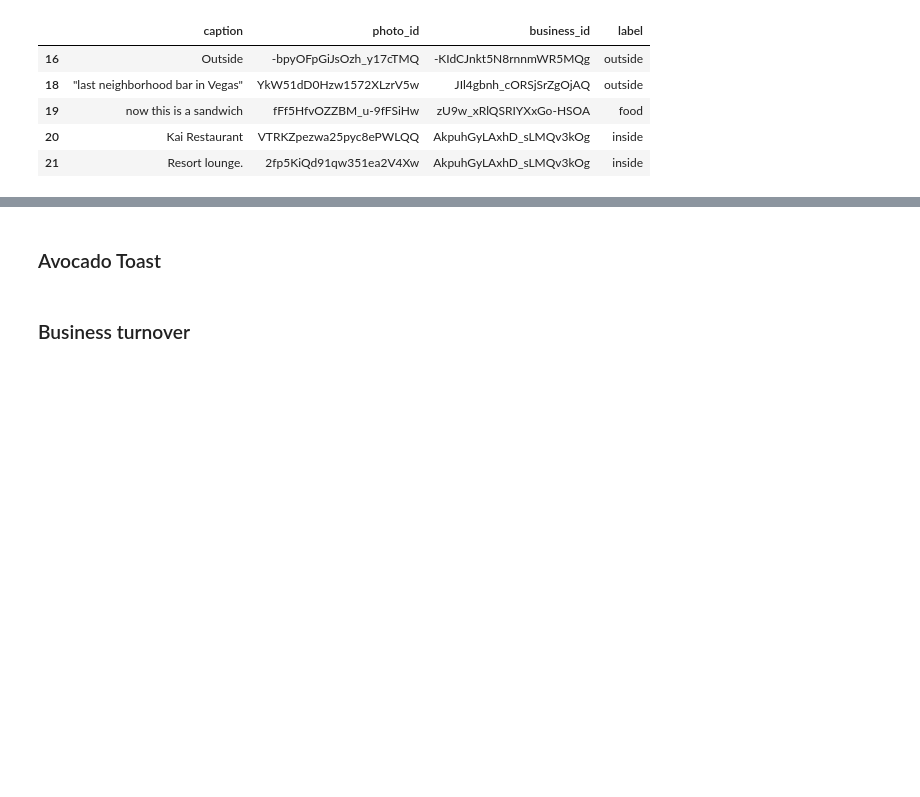
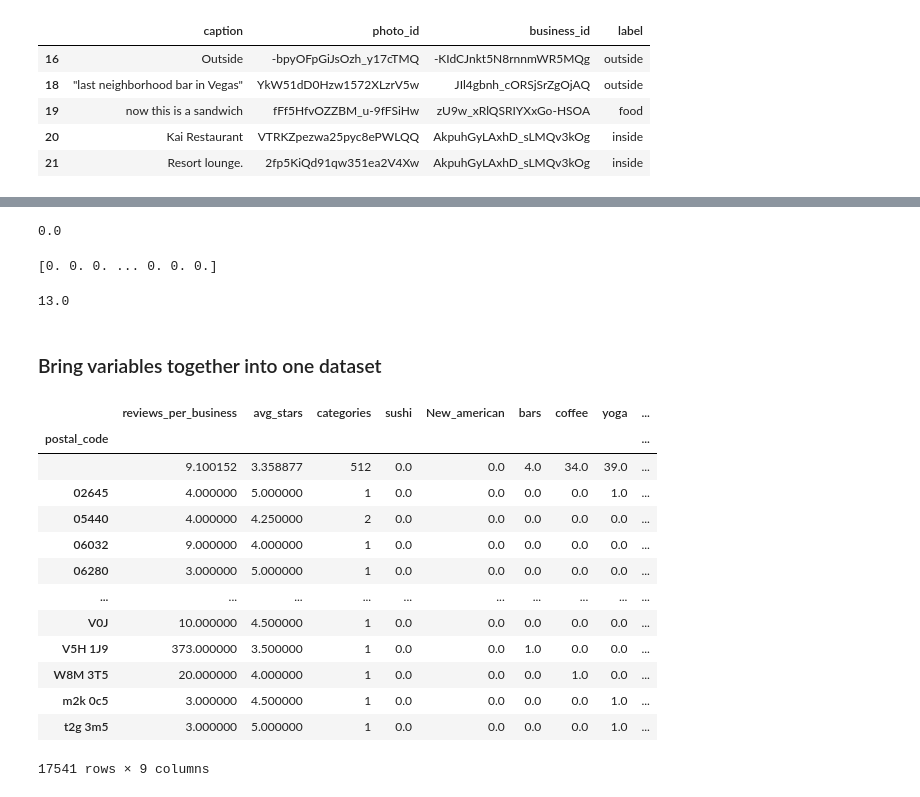
Before and after one commit to sauer3/predict_gentrification_with_yelp, a Jupyter notebook: yelp_data_cleaning.ipynb, the cells around one changed output, grey strips where cells are left out. Drawn from its saved outputs; the diff is of its cells as text; code cells hidden in the pictures; blank space fills up the shorter version.

Commit message:
yelp data cleaning

```diff
--- a/yelp_data_cleaning.ipynb
+++ b/yelp_data_cleaning.ipynb
@@ -42,0 +133,5 @@ len(business_df.city.unique())
+# %%
+business_df['coffee'] = business_df['categories'].str.contains('Coffee & Tea|Coffee Roasteries|Bakeries|Ice Cream', regex=True)
+business_df['coffee'] = business_df['coffee'].replace({False: 0, True: 1})
+coffee = business_df.groupby('postal_code').sum().coffee #.iloc[:,-1]
+coffee.loc['28210']
@@ -42,0 +142,5 @@ len(business_df.city.unique())
+# %%
+business_df['yoga'] = business_df['categories'].str.contains('Fitness & Instruction|Active Life|Yoga', regex=True)
+business_df['yoga'] = business_df['yoga'].replace({False: 0, True: 1})
+yoga = business_df.groupby('postal_code').sum().yoga #.iloc[:,-1]
+yoga.loc['28210']
@@ -90,3 +240,7 @@ photo_df.head()
 | 19 | now this is a sandwich | fFf5HfvOZZBM_u-9fFSiHw | zU9w_xRlQSRIYXxGo-HSOA | food |
 | 20 | Kai Restaurant | VTRKZpezwa25pyc8ePWLQQ | AkpuhGyLAxhD_sLMQv3kOg | inside |
 | 21 | Resort lounge. | 2fp5KiQd91qw351ea2V4Xw | AkpuhGyLAxhD_sLMQv3kOg | inside |
+# %%
+# join with bussiness df so you can group by zip code
+photo_df = photo_df.merge(business_df, how ='right', on = 'business_id')
+photo_df.head()
@@ -93,8 +255,40 @@ photo_df.head()
 # %%
 # Select records that have one of the key terms that indicate third wave
-third_wave_terms = ['latte art', 'single origin', 'house made',
-                    'chemex', 'Chemex', 'V60', 'AeroPress', 'vac pot syphon']
+photo_df['avocado'] = photo_df['caption'].str.contains(
+    'avocado toast|latte art|pour over|single origin|house made|chemex|V60|AeroPress|vac pot syphon', case=False, regex=True)
+photo_df['avocado'] = photo_df['avocado'].replace({False: 0, True: 1})
+avocado = photo_df.groupby('postal_code').sum().iloc[:, -1]
+avocado.loc['28210']
+# %% [output]
+0.0
-# %% [markdown]
-### Avocado Toast
-# %% [markdown]
-### Business turnover
+# %%
+print(avocado.values)
+# %% [output]
+[0. 0. 0. ... 0. 0. 0.]
+# %%
+avocado.max()
+# %% [output]
+13.0
+# %% [markdown]
+### Bring variables together into one dataset
+# %%
+frame = {'reviews_per_business': reviews_per_business, 'avg_stars': avg_stars, 'categories': categories, 'sushi': sushi,
+         'New_american': New_american, 'bars': bars, 'coffee': coffee, 'yoga': yoga, 'avocado': avocado}
+
+final_df = pd.DataFrame(frame)
+final_df
+# %% [output]
+|  | reviews_per_business | avg_stars | categories | sushi | New_american | bars | coffee | yoga | ... |
+| postal_code |  |  |  |  |  |  |  |  | ... |
+|  | 9.100152 | 3.358877 | 512 | 0.0 | 0.0 | 4.0 | 34.0 | 39.0 | ... |
+| 02645 | 4.000000 | 5.000000 | 1 | 0.0 | 0.0 | 0.0 | 0.0 | 1.0 | ... |
+| 05440 | 4.000000 | 4.250000 | 2 | 0.0 | 0.0 | 0.0 | 0.0 | 0.0 | ... |
+| 06032 | 9.000000 | 4.000000 | 1 | 0.0 | 0.0 | 0.0 | 0.0 | 0.0 | ... |
+| 06280 | 3.000000 | 5.000000 | 1 | 0.0 | 0.0 | 0.0 | 0.0 | 0.0 | ... |
+| ... | ... | ... | ... | ... | ... | ... | ... | ... | ... |
+| V0J | 10.000000 | 4.500000 | 1 | 0.0 | 0.0 | 0.0 | 0.0 | 0.0 | ... |
+| V5H 1J9 | 373.000000 | 3.500000 | 1 | 0.0 | 0.0 | 1.0 | 0.0 | 0.0 | ... |
+| W8M 3T5 | 20.000000 | 4.000000 | 1 | 0.0 | 0.0 | 0.0 | 1.0 | 0.0 | ... |
+| m2k 0c5 | 3.000000 | 4.500000 | 1 | 0.0 | 0.0 | 0.0 | 0.0 | 1.0 | ... |
+| t2g 3m5 | 3.000000 | 5.000000 | 1 | 0.0 | 0.0 | 0.0 | 0.0 | 1.0 | ... |
+17541 rows × 9 columns
```
Also changed, not shown: parts of 32 cells of this notebook.
